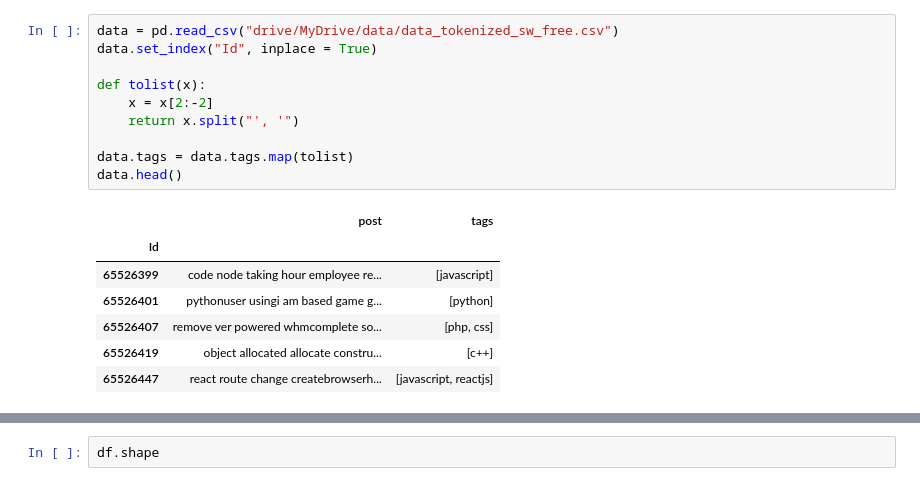
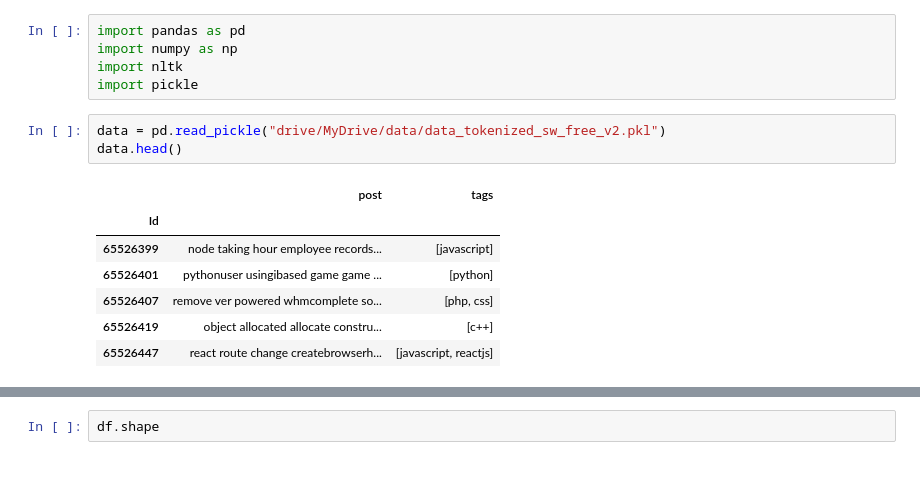
Before and after one commit to felanbi/Projet-OC-Categoriser-automatiquement-des-questions, a Jupyter notebook: P5_02_notebooktest.ipynb, the cells around one changed output, grey strips where cells are left out. Cells and saved outputs as stored; diff of their text form.

```diff
--- a/P5_02_notebooktest.ipynb
+++ b/P5_02_notebooktest.ipynb
@@ -14,20 +8,18 @@ Mounted at /content/drive
-# %%
-data = pd.read_csv("drive/MyDrive/data/data_tokenized_sw_free.csv")
-data.set_index("Id", inplace = True)
-
-def tolist(x):
-    x = x[2:-2]
-    return x.split("', '")
-
-data.tags = data.tags.map(tolist)
-data.head()
-# %% [output]
-|  | post | tags |
-| Id |  |  |
-| 65526399 | code node taking hour employee re... | [javascript] |
-| 65526401 | pythonuser usingi am based game g... | [python] |
-| 65526407 | remove ver powered whmcomplete so... | [php, css] |
-| 65526419 | object allocated allocate constru... | [c++] |
-| 65526447 | react route change createbrowserh... | [javascript, reactjs] |
+# %%
+import pandas as pd
+import numpy as np
+import nltk
+import pickle
+# %%
+data = pd.read_pickle("drive/MyDrive/data/data_tokenized_sw_free_v2.pkl")
+data.head()
+# %% [output]
+|  | post | tags |
+| Id |  |  |
+| 65526399 | node taking hour employee records... | [javascript] |
+| 65526401 | pythonuser usingibased game game ... | [python] |
+| 65526407 | remove ver powered whmcomplete so... | [php, css] |
+| 65526419 | object allocated allocate constru... | [c++] |
+| 65526447 | react route change createbrowserh... | [javascript, reactjs] |
 # %%
 df = data.head(80000).copy()
```
Also changed, not shown: parts of 3 cells of this notebook.
